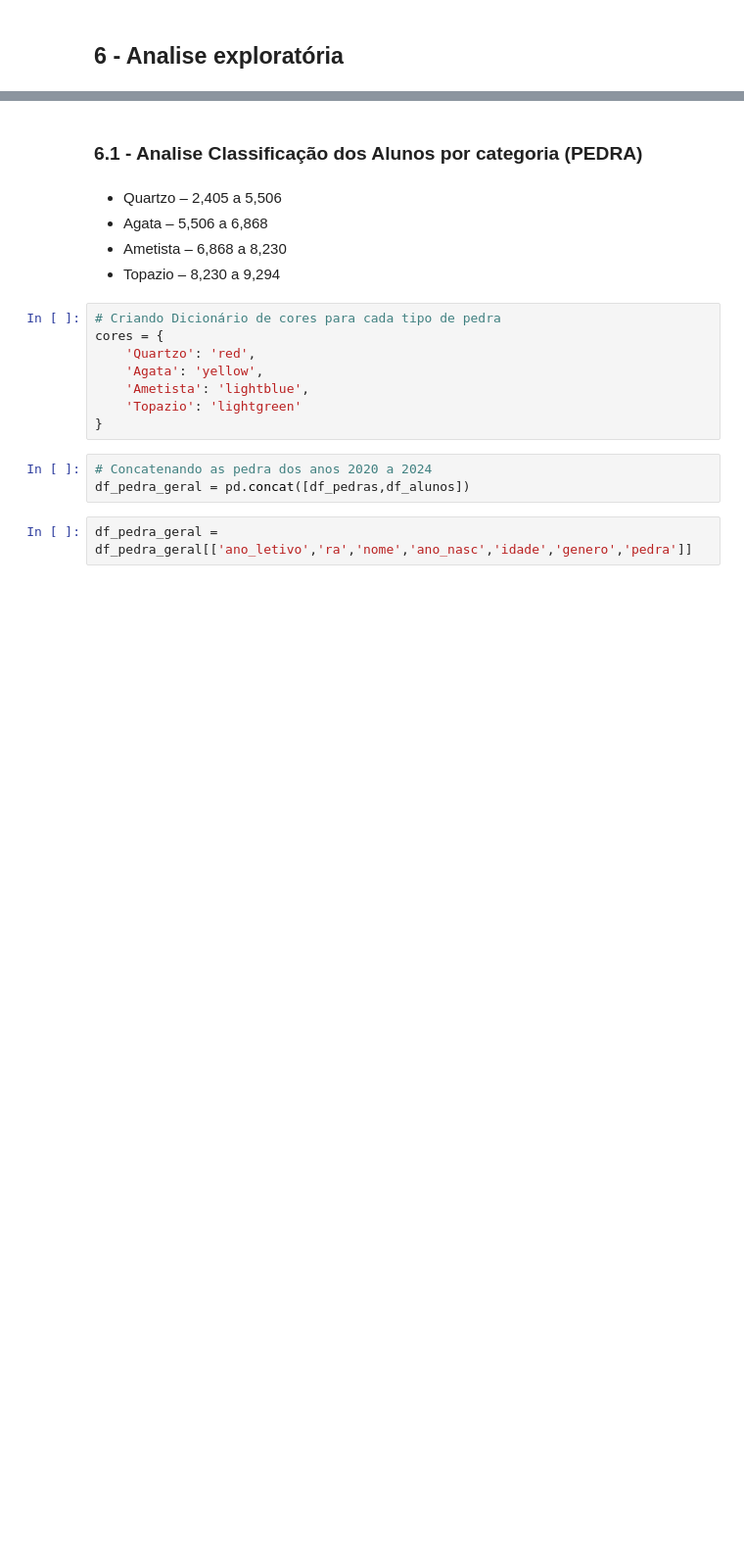
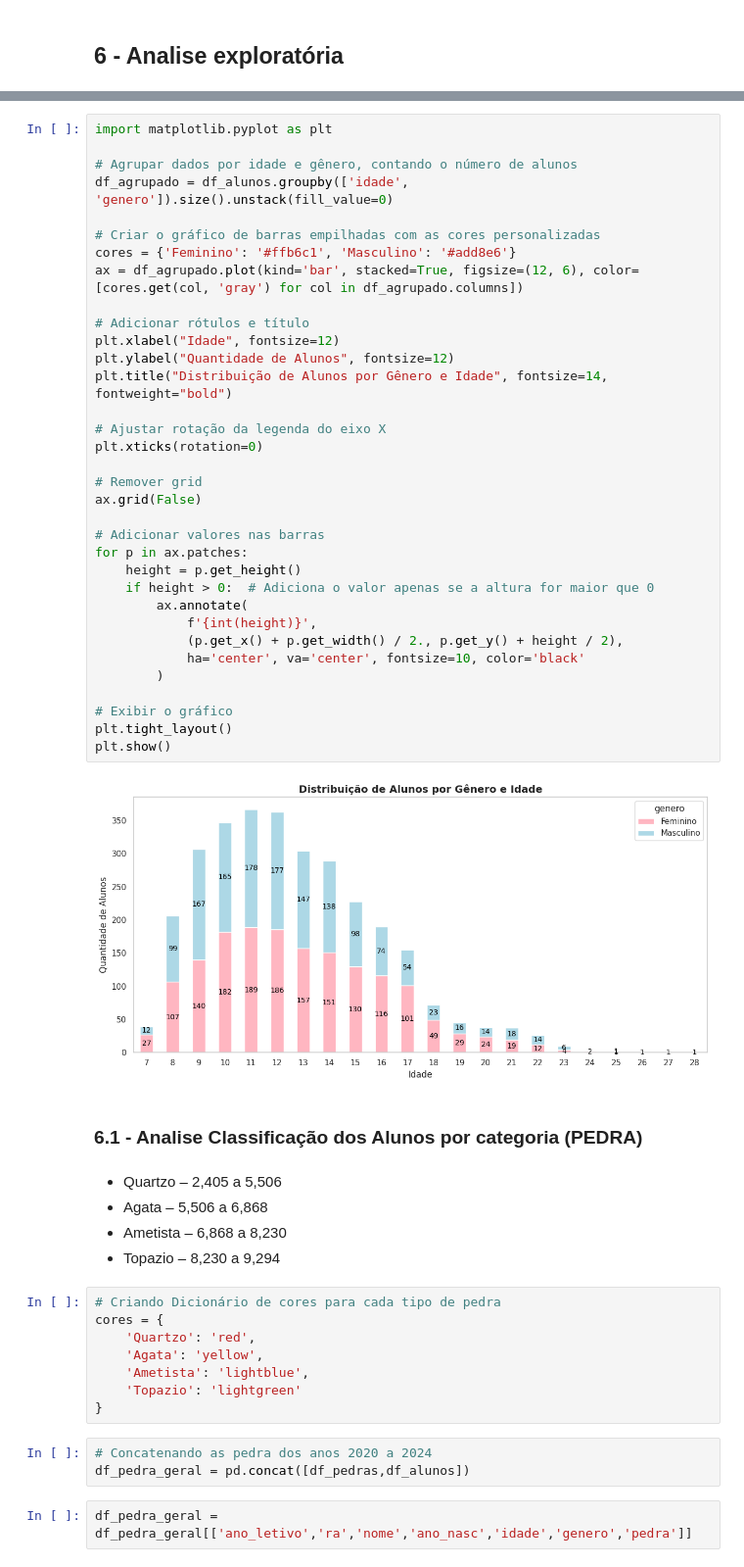
Before and after one commit to r-zambotti/Data_Analytics_Datathon_Grupo-60, a Jupyter notebook: Data_Analytics_Datathon_Grupo_60.ipynb, the cells around one changed output, grey strips where cells are left out. Shown at 98% size. Drawn from its saved outputs; the diff is of its cells as text; blank space fills up the shorter version.

```diff
--- a/Data_Analytics_Datathon_Grupo_60.ipynb
+++ b/Data_Analytics_Datathon_Grupo_60.ipynb
@@ -633,3 +672,39 @@ df_alunos.describe()
+# %%
+import matplotlib.pyplot as plt
+
+# Agrupar dados por idade e gênero, contando o número de alunos
+df_agrupado = df_alunos.groupby(['idade', 'genero']).size().unstack(fill_value=0)
+
+# Criar o gráfico de barras empilhadas com as cores personalizadas
+cores = {'Feminino': '#ffb6c1', 'Masculino': '#add8e6'}
+ax = df_agrupado.plot(kind='bar', stacked=True, figsize=(12, 6), color=[cores.get(col, 'gray') for col in df_agrupado.columns])
+
+# Adicionar rótulos e título
+plt.xlabel("Idade", fontsize=12)
+plt.ylabel("Quantidade de Alunos", fontsize=12)
+plt.title("Distribuição de Alunos por Gênero e Idade", fontsize=14, fontweight="bold")
+
+# Ajustar rotação da legenda do eixo X
+plt.xticks(rotation=0)
+
+# Remover grid
+ax.grid(False)
+
+# Adicionar valores nas barras
+for p in ax.patches:
+    height = p.get_height()
+    if height > 0:  # Adiciona o valor apenas se a altura for maior que 0
+        ax.annotate(
+            f'{int(height)}',
+            (p.get_x() + p.get_width() / 2., p.get_y() + height / 2),
+            ha='center', va='center', fontsize=10, color='black'
+        )
+
+# Exibir o gráfico
+plt.tight_layout()
+plt.show()
+# %% [output]
+[figure, added]
 # %% [markdown]
 ### 6.1 - Analise Classificação dos Alunos por categoria (PEDRA)
 # %% [markdown]
```
Also changed, not shown: parts of 4 cells of this notebook.
